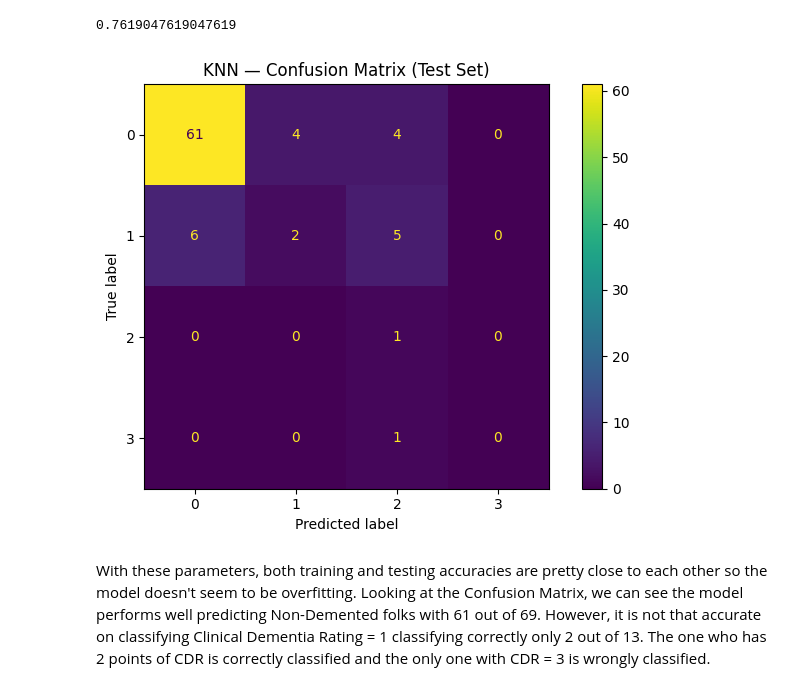
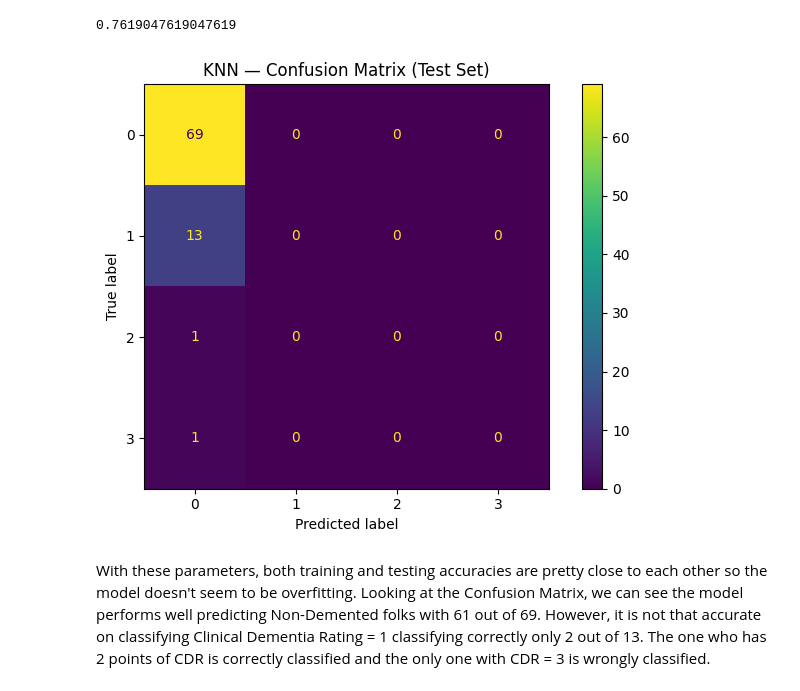
Before and after one commit to Carlos-PC05/FinalProjectCS-362, a Jupyter notebook: FinalReport_SP26_RV_PC_MASTERFILE.ipynb, the cells around one changed output. Saved outputs shown, nothing was run; the diff lists cells and outputs as text; code cells hidden in the pictures.

```diff
--- a/FinalReport_SP26_RV_PC_MASTERFILE.ipynb
+++ b/FinalReport_SP26_RV_PC_MASTERFILE.ipynb
@@ -1366,21 +1369,21 @@ model.score(X_test_scaled, y_clf_test)
 # %%
 #Confusion Matrix for KNN
 y_pred_knn = model.predict(X_test)
 cm_knn = confusion_matrix(y_clf_test, y_pred_knn)
 
 #Building the Confusion Matrix Display
 disp_knn = ConfusionMatrixDisplay(
     confusion_matrix = cm_knn,
     display_labels = model.classes_
 )
 
 #Plotting the confusion matrix
 fig, ax = plt.subplots(figsize=(7, 5))
-disp_dt.plot(ax=ax)
+disp_knn.plot(ax=ax)
 ax.set_title("KNN — Confusion Matrix (Test Set)")
 plt.tight_layout();
 # %% [output]
-[figure, old version]
+[figure, new version]
 # %% [markdown]
 With these parameters, both training and testing accuracies are pretty close to each other so the model doesn't seem to be overfitting.
 Looking at the Confusion Matrix, we can see the model performs well predicting Non-Demented folks with 61 out of 69. However, it is not that accurate on classifying Clinical Dementia Rating = 1 classifying correctly only 2 out of 13. The one who has 2 points of CDR is correctly classified and the only one with CDR = 3 is wrongly classified.
```
Also changed, not shown: parts of 8 cells of this notebook.
